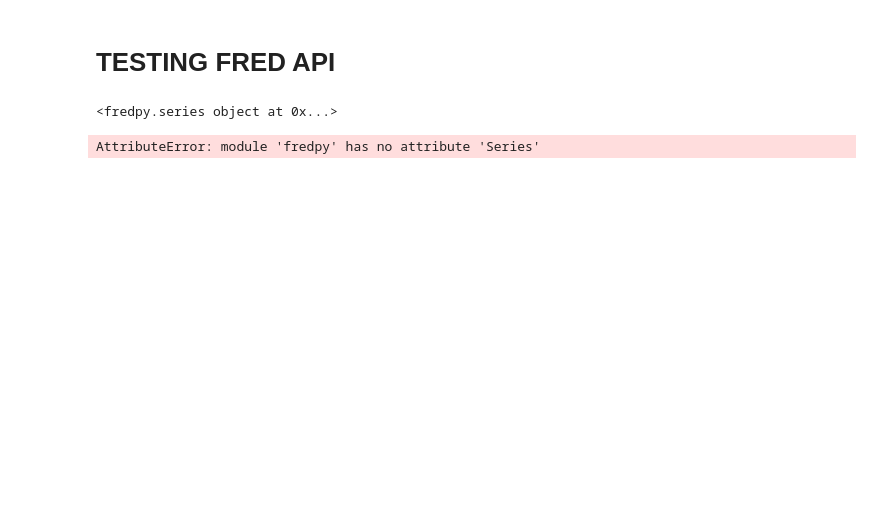
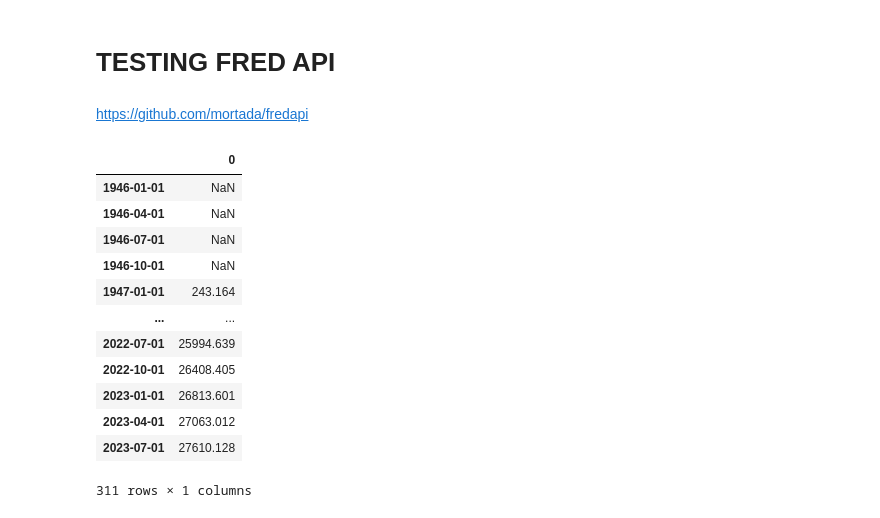
Before and after one commit to shreyashguptas/learning_algo_trading, a Jupyter notebook: first_file.ipynb, the cells around one changed output. Drawn from its saved outputs; the diff is of its cells as text; code cells hidden in the pictures; blank space fills up the shorter version.

Commit message:
FRED API code added

```diff
--- a/first_file.ipynb
+++ b/first_file.ipynb
@@ -434,15 +434,23 @@ fredpy.api_key = '6674e6352fb183026e778d995a30c895'
-# %%
-# Download CPI and GDP deflator data
-deflator = fp.series('GDPC1')
-print(deflator)
-# %% [output]
-<fredpy.series object at 0x...>
-# %%
-# Let's get the unemployment rate data
-unemployment_data = fredpy.Series('UNRATE', start='2005-01-01', end='2021-12-01', units='lin').to_pandas()
-# %% [output]
-AttributeError: module 'fredpy' has no attribute 'Series'
+# %% [markdown]
+https://github.com/mortada/fredapi
 # %%
 from fredapi import Fred
-fred = Fred(api_key='insert api key here')
+fred = Fred(api_key='6674e6352fb183026e778d995a30c895')
 data = fred.get_series('SP500')
+# %%
+GDP = pd.DataFrame(fred.get_series('GDP'))
+GDP
+# %% [output]
+|  | 0 |
+| 1946-01-01 | NaN |
+| 1946-04-01 | NaN |
+| 1946-07-01 | NaN |
+| 1946-10-01 | NaN |
+| 1947-01-01 | 243.164 |
+| ... | ... |
+| 2022-07-01 | 25994.639 |
+| 2022-10-01 | 26408.405 |
+| 2023-01-01 | 26813.601 |
+| 2023-04-01 | 27063.012 |
+| 2023-07-01 | 27610.128 |
+311 rows × 1 columns
```
Also changed, not shown: parts of 7 cells of this notebook.
